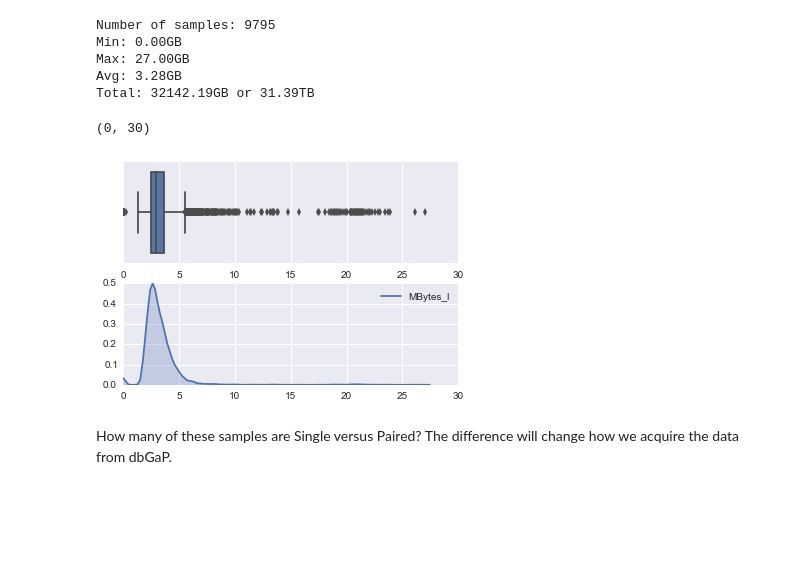
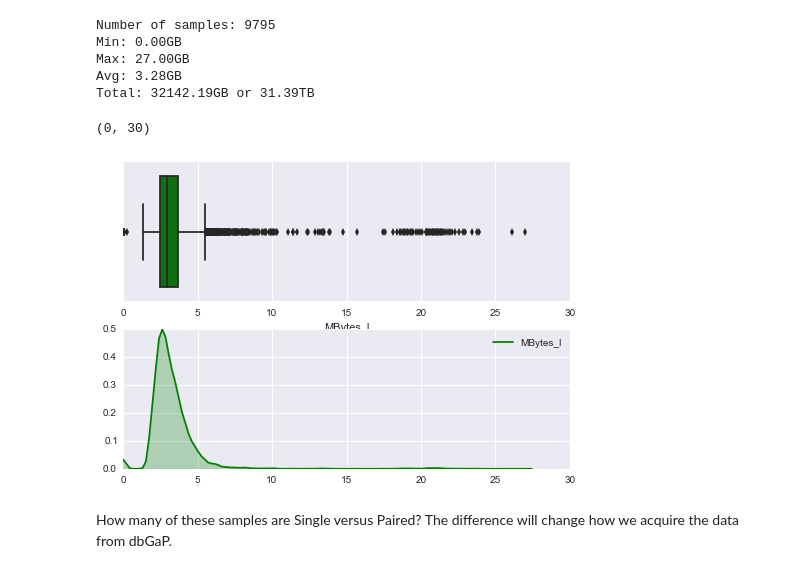
Before and after one commit to jvivian/ipython_notebooks, a Jupyter notebook: gtex_rnaseq_analysis/gtex_sample_analysis.ipynb, the cells around one changed output. Drawn from its saved outputs; the diff is of its cells as text; code cells hidden in the pictures; blank space fills up the shorter version.

```diff
--- a/gtex_rnaseq_analysis/gtex_sample_analysis.ipynb
+++ b/gtex_rnaseq_analysis/gtex_sample_analysis.ipynb
@@ -37,12 +87,12 @@ Avg: 3.28GB
 Total: 32142.19GB or 31.39TB
 # %%
 f, (ax1, ax2) = plt.subplots(2)
-sns.boxplot(df['MBytes_l'] / 1024, ax=ax1)
-sns.kdeplot(df['MBytes_l'] / 1024, ax=ax2, shade=True)
+sns.boxplot(df['MBytes_l'] / 1024, ax=ax1, color='g')
+sns.kdeplot(df['MBytes_l'] / 1024, ax=ax2, shade=True, color='g')
 plt.xlim([0,30])
 # %% [output]
 (0, 30)
-[figure, old version]
+[figure, new version]
 # %% [markdown]
 How many of these samples are Single versus Paired? The difference will change how we acquire the data from dbGaP.
 # %%
```
Also changed, not shown: parts of 5 cells of this notebook.
